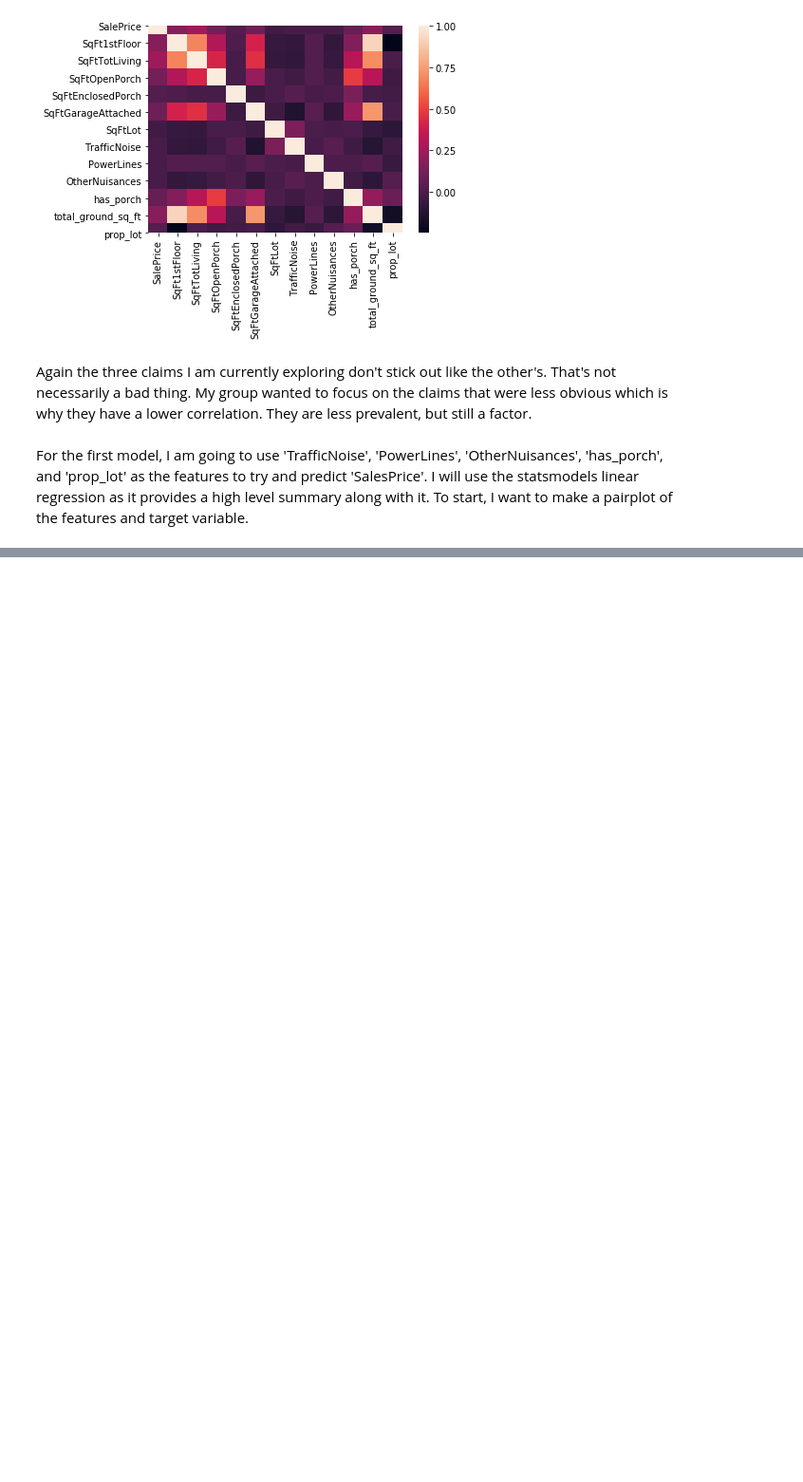
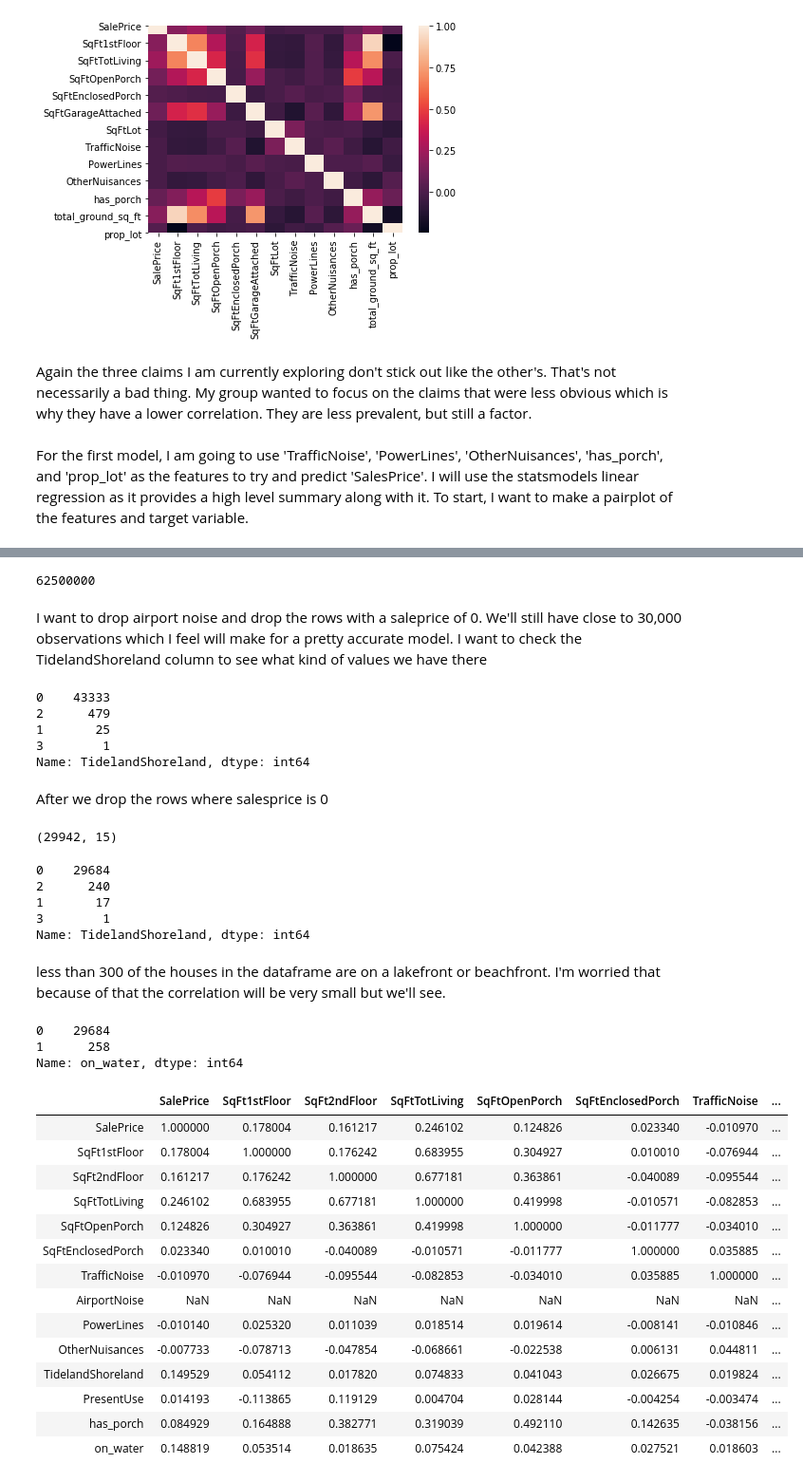
Before and after one commit to KarimOliver/mod_2_flatiron_project, a Jupyter notebook: notebooks/exploratory/02_mc_exploratory_data_analysis.ipynb, the cells around one changed output, grey strips where cells are left out. Shown at 95% size. Saved outputs shown, nothing was run; the diff lists cells and outputs as text; code cells hidden in the pictures; blank space fills up the shorter version.

```diff
--- a/notebooks/exploratory/02_mc_exploratory_data_analysis.ipynb
+++ b/notebooks/exploratory/02_mc_exploratory_data_analysis.ipynb
@@ -393,0 +458,16 @@ KeyboardInterrupt:
+# %%
+max(df.SalePrice)
+# %% [output]
+62500000
+# %% [markdown]
+I want to drop airport noise and drop the rows with a saleprice of 0. We'll still have close to 30,000 observations which I feel will make for a pretty accurate model. I want to check the TidelandShoreland column to see what kind of values we have there
+# %%
+df['TidelandShoreland'].value_counts()
+# %% [output]
+0    43333
+2      479
+1       25
+3        1
+Name: TidelandShoreland, dtype: int64
+# %% [markdown]
+After we drop the rows where salesprice is 0
@@ -393,0 +476,14 @@ KeyboardInterrupt:
+# %%
+df.shape
+# %% [output]
+(29942, 15)
+# %%
+df['TidelandShoreland'].value_counts()
+# %% [output]
+0    29684
+2      240
+1       17
+3        1
+Name: TidelandShoreland, dtype: int64
+# %% [markdown]
+less than 300 of the houses in the dataframe are on a lakefront or beachfront. I'm worried that because of that the correlation will be very small but we'll see.
@@ -393,0 +492,24 @@ KeyboardInterrupt:
+# %%
+df['on_water'].value_counts()
+# %% [output]
+0    29684
+1      258
+Name: on_water, dtype: int64
+# %%
+df.corr()
+# %% [output]
+|  | SalePrice | SqFt1stFloor | SqFt2ndFloor | SqFtTotLiving | SqFtOpenPorch | SqFtEnclosedPorch | TrafficNoise | ... |
+| SalePrice | 1.000000 | 0.178004 | 0.161217 | 0.246102 | 0.124826 | 0.023340 | -0.010970 | ... |
+| SqFt1stFloor | 0.178004 | 1.000000 | 0.176242 | 0.683955 | 0.304927 | 0.010010 | -0.076944 | ... |
+| SqFt2ndFloor | 0.161217 | 0.176242 | 1.000000 | 0.677181 | 0.363861 | -0.040089 | -0.095544 | ... |
+| SqFtTotLiving | 0.246102 | 0.683955 | 0.677181 | 1.000000 | 0.419998 | -0.010571 | -0.082853 | ... |
+| SqFtOpenPorch | 0.124826 | 0.304927 | 0.363861 | 0.419998 | 1.000000 | -0.011777 | -0.034010 | ... |
+| SqFtEnclosedPorch | 0.023340 | 0.010010 | -0.040089 | -0.010571 | -0.011777 | 1.000000 | 0.035885 | ... |
+| TrafficNoise | -0.010970 | -0.076944 | -0.095544 | -0.082853 | -0.034010 | 0.035885 | 1.000000 | ... |
+| AirportNoise | NaN | NaN | NaN | NaN | NaN | NaN | NaN | ... |
+| PowerLines | -0.010140 | 0.025320 | 0.011039 | 0.018514 | 0.019614 | -0.008141 | -0.010846 | ... |
+| OtherNuisances | -0.007733 | -0.078713 | -0.047854 | -0.068661 | -0.022538 | 0.006131 | 0.044811 | ... |
+| TidelandShoreland | 0.149529 | 0.054112 | 0.017820 | 0.074833 | 0.041043 | 0.026675 | 0.019824 | ... |
+| PresentUse | 0.014193 | -0.113865 | 0.119129 | 0.004704 | 0.028144 | -0.004254 | -0.003474 | ... |
+| has_porch | 0.084929 | 0.164888 | 0.382771 | 0.319039 | 0.492110 | 0.142635 | -0.038156 | ... |
+| on_water | 0.148819 | 0.053514 | 0.018635 | 0.075424 | 0.042388 | 0.027521 | 0.018603 | ... |
```
Also changed, not shown: parts of 25 cells of this notebook, 2 other files.
